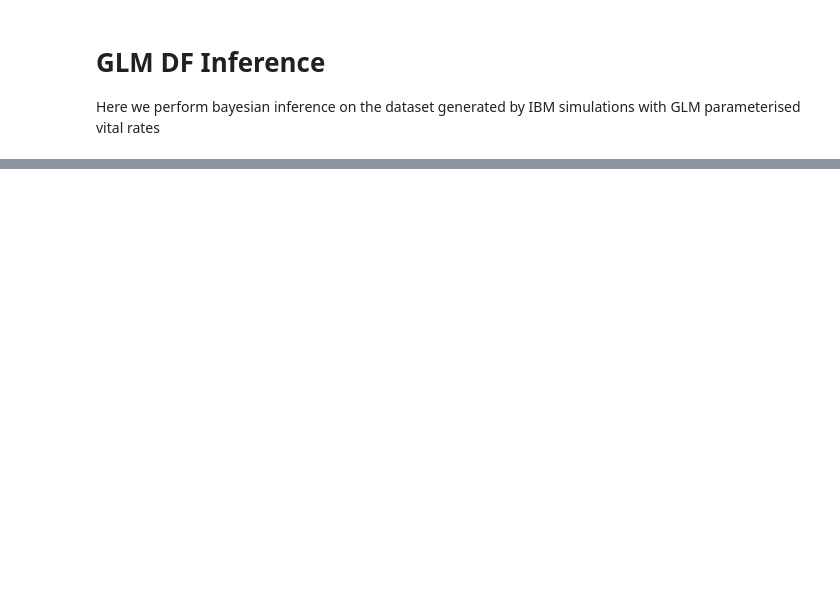
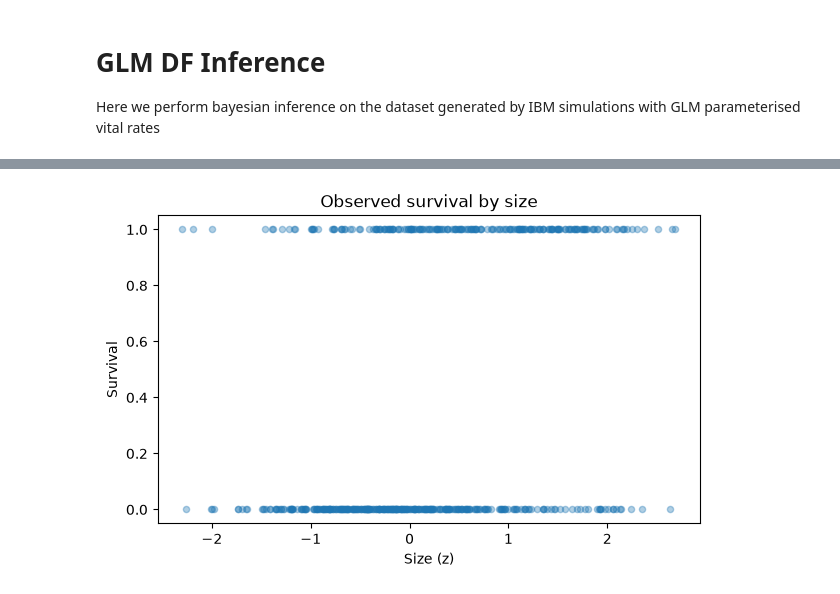
Before and after one commit to keynestay/MSc-Dissertation-Project, a Jupyter notebook: GLM_df_inference.ipynb, the cells around one changed output, grey strips where cells are left out. Cells and saved outputs as stored; diff of their text form; code cells hidden in the pictures; blank space fills up the shorter version.

```diff
--- a/GLM_df_inference.ipynb
+++ b/GLM_df_inference.ipynb
@@ -29,0 +34,12 @@ df.describe()
+# %%
+s_surv = df[df['Repr'] == 0]['z'].values
+y_surv = df[df['Repr'] == 0]['Surv'].values
+# %%
+plt.figure(figsize=(7, 4))
+plt.scatter(s_surv, y_surv, alpha=0.35, s=20)
+plt.xlabel("Size (z)")
+plt.ylabel("Survival")
+plt.title("Observed survival by size")
+plt.show()
+# %% [output]
+[figure, added]
```
Also changed, not shown: parts of 48 cells of this notebook, 7 other files.
